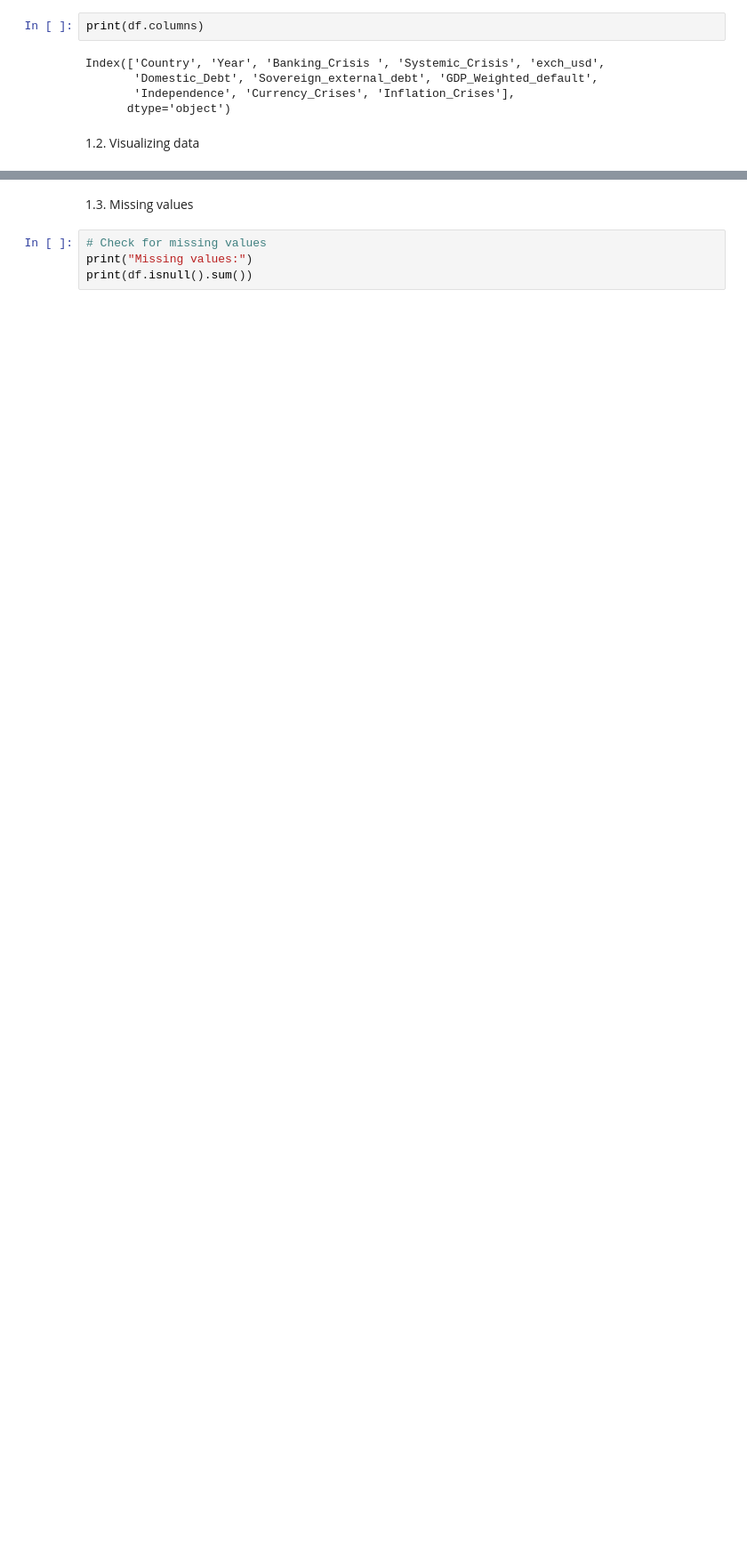
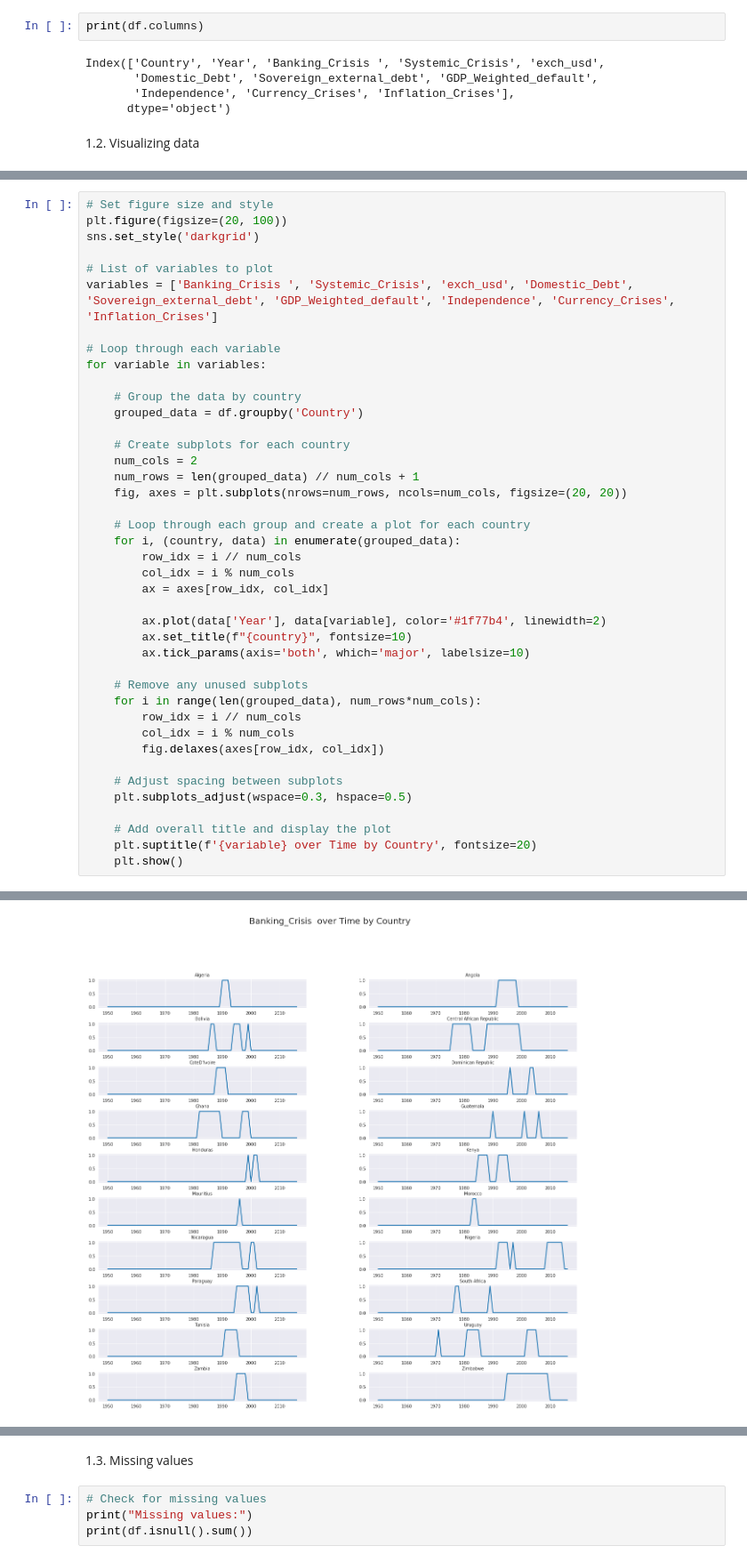
Before and after one commit to AnastasiiaVoll/-Geopolitics-of-Renewable-Energy-time-varying-interactions-between-geopolitical-risk-and-renewable, a Jupyter notebook: DS.ipynb, the cells around one changed output, grey strips where cells are left out. Shown at 89% size. Drawn from its saved outputs; the diff is of its cells as text; blank space fills up the shorter version.

```diff
--- a/DS.ipynb
+++ b/DS.ipynb
@@ -99,3 +100,45 @@ plt.show()
 # %% [output]
 <Figure size 1440x7200 with 0 Axes>
 [figure]
+# %%
+# Set figure size and style
+plt.figure(figsize=(20, 100))
+sns.set_style('darkgrid')
+
+# List of variables to plot
+variables = ['Banking_Crisis ', 'Systemic_Crisis', 'exch_usd', 'Domestic_Debt', 'Sovereign_external_debt', 'GDP_Weighted_default', 'Independence', 'Currency_Crises', 'Inflation_Crises']
+
+# Loop through each variable
+for variable in variables:
+
+    # Group the data by country
+    grouped_data = df.groupby('Country')
+
+    # Create subplots for each country
+    num_cols = 2
+    num_rows = len(grouped_data) // num_cols + 1
+    fig, axes = plt.subplots(nrows=num_rows, ncols=num_cols, figsize=(20, 20))
+
+    # Loop through each group and create a plot for each country
+    for i, (country, data) in enumerate(grouped_data):
+        row_idx = i // num_cols
+        col_idx = i % num_cols
+        ax = axes[row_idx, col_idx]
+
+        ax.plot(data['Year'], data[variable], color='#1f77b4', linewidth=2)
+        ax.set_title(f"{country}", fontsize=10)
+        ax.tick_params(axis='both', which='major', labelsize=10)
+
+    # Remove any unused subplots
+    for i in range(len(grouped_data), num_rows*num_cols):
+        row_idx = i // num_cols
+        col_idx = i % num_cols
+        fig.delaxes(axes[row_idx, col_idx])
+
+    # Adjust spacing between subplots
+    plt.subplots_adjust(wspace=0.3, hspace=0.5)
+
+    # Add overall title and display the plot
+    plt.suptitle(f'{variable} over Time by Country', fontsize=20)
+    plt.show()
+# %% [output]
@@ -101,0 +146 @@ plt.show()
+[figure, added]
```
Also changed, not shown: parts of 10 cells of this notebook.
